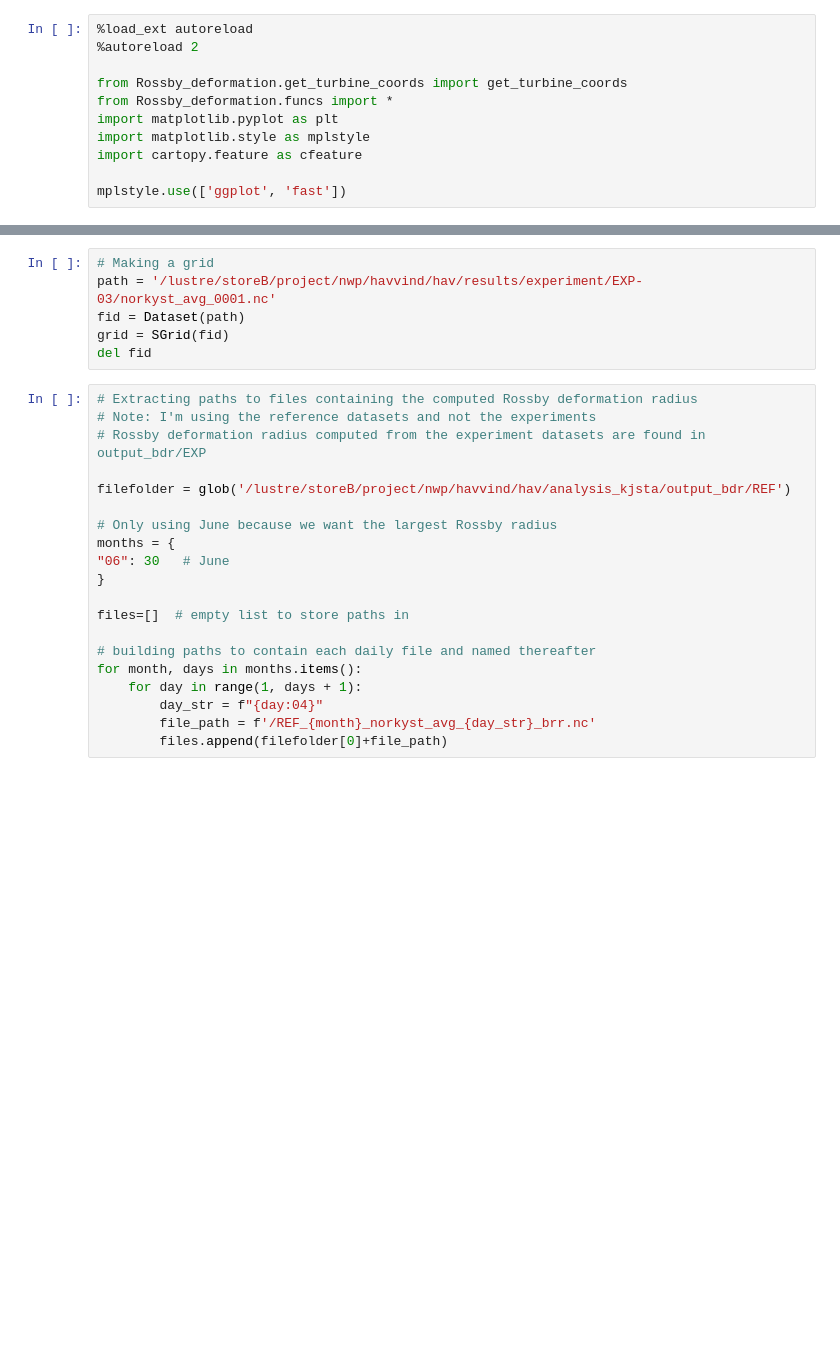
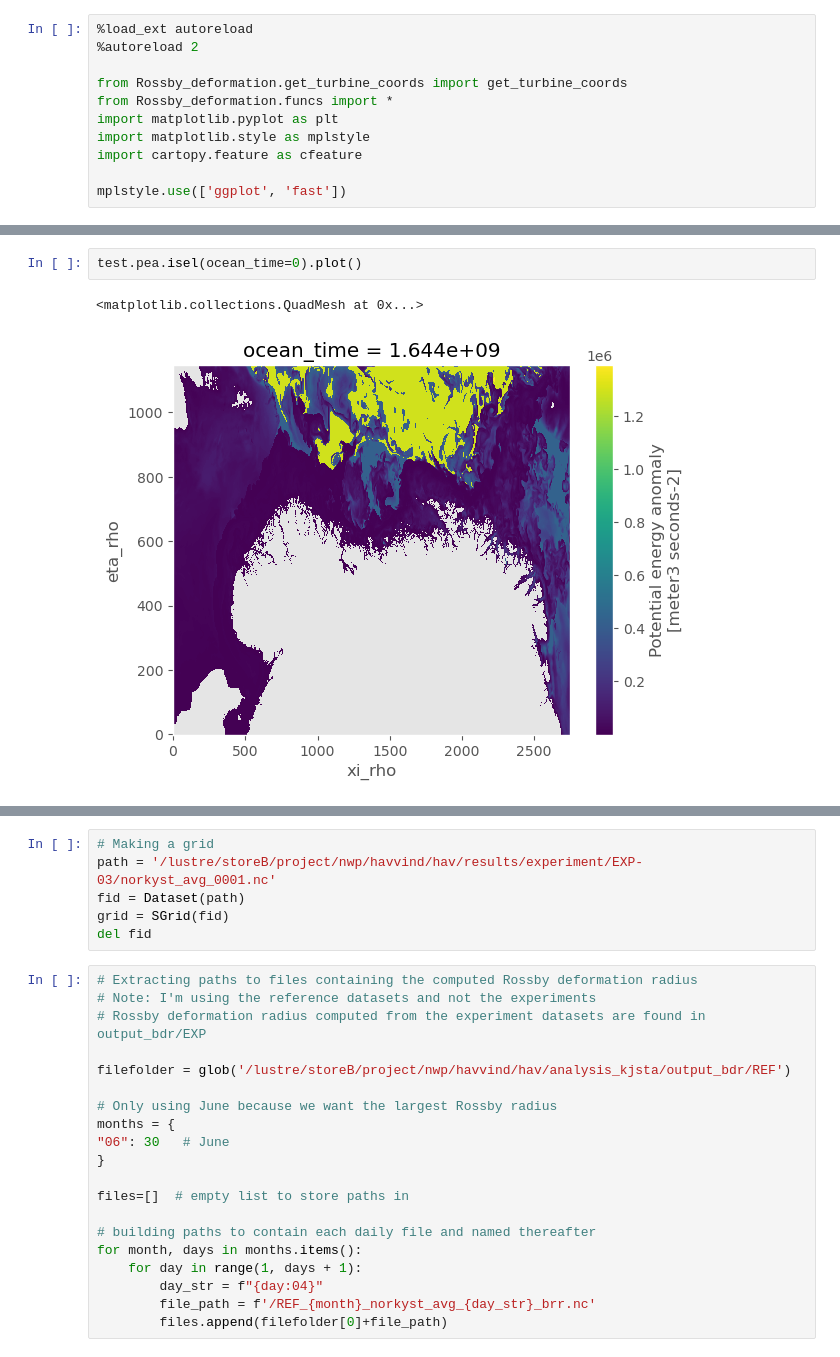
Before and after one commit to kjes4pres/MET_sommer25, a Jupyter notebook: Potential_density_anom/pea.ipynb, the cells around one changed output, grey strips where cells are left out. Drawn from its saved outputs; the diff is of its cells as text; blank space fills up the shorter version.

```diff
--- a/Potential_density_anom/pea.ipynb
+++ b/Potential_density_anom/pea.ipynb
@@ -11,0 +64,5 @@ mplstyle.use(['ggplot', 'fast'])
+# %%
+test.pea.isel(ocean_time=0).plot()
+# %% [output]
+<matplotlib.collections.QuadMesh at 0x...>
+[figure, added]
```
Also changed, not shown: parts of 23 cells of this notebook, 1 other file.
